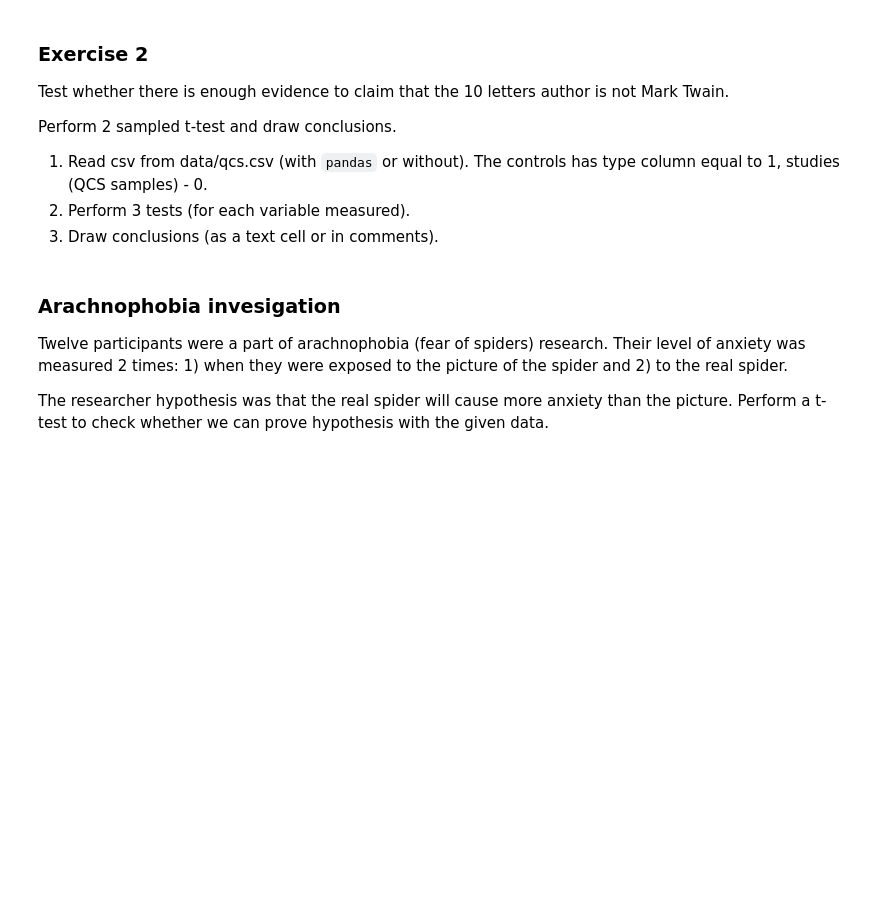
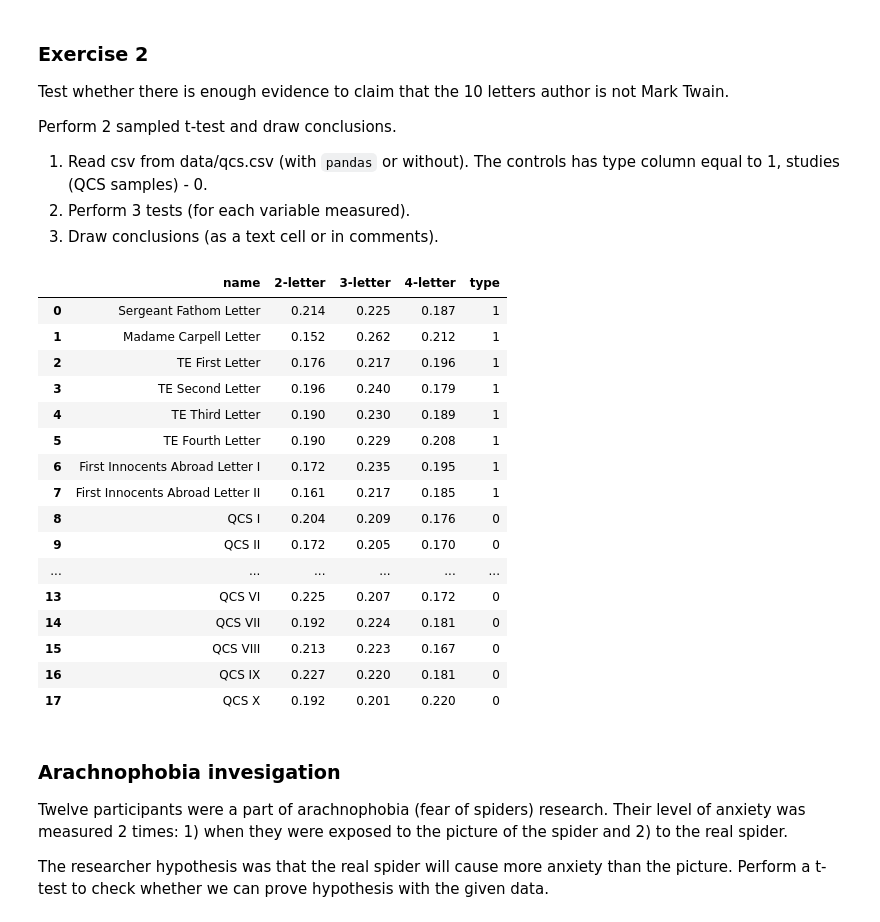
Before and after one commit to fafasonga/advstat-labs, a Jupyter notebook: Lab03/Lab03.ipynb, the cells around one changed output. Cells and saved outputs as stored; diff of their text form; code cells hidden in the pictures; blank space fills up the shorter version.

```diff
--- a/Lab03/Lab03.ipynb
+++ b/Lab03/Lab03.ipynb
@@ -128,3 +134,28 @@ Perform 2 sampled t-test and draw conclusions.
+# %%
+# read the data
+import pandas as pd
+from scipy.stats import ttest_ind
+
+data = pd.read_csv('./data/qcs.csv')
+data
+# %% [output]
+|  | name | 2-letter | 3-letter | 4-letter | type |
+| 0 | Sergeant Fathom Letter | 0.214 | 0.225 | 0.187 | 1 |
+| 1 | Madame Carpell Letter | 0.152 | 0.262 | 0.212 | 1 |
+| 2 | TE First Letter | 0.176 | 0.217 | 0.196 | 1 |
+| 3 | TE Second Letter | 0.196 | 0.240 | 0.179 | 1 |
+| 4 | TE Third Letter | 0.190 | 0.230 | 0.189 | 1 |
+| 5 | TE Fourth Letter | 0.190 | 0.229 | 0.208 | 1 |
+| 6 | First Innocents Abroad Letter I | 0.172 | 0.235 | 0.195 | 1 |
+| 7 | First Innocents Abroad Letter II | 0.161 | 0.217 | 0.185 | 1 |
+| 8 | QCS I | 0.204 | 0.209 | 0.176 | 0 |
+| 9 | QCS II | 0.172 | 0.205 | 0.170 | 0 |
+| ... | ... | ... | ... | ... | ... |
+| 13 | QCS VI | 0.225 | 0.207 | 0.172 | 0 |
+| 14 | QCS VII | 0.192 | 0.224 | 0.181 | 0 |
+| 15 | QCS VIII | 0.213 | 0.223 | 0.167 | 0 |
+| 16 | QCS IX | 0.227 | 0.220 | 0.181 | 0 |
+| 17 | QCS X | 0.192 | 0.201 | 0.220 | 0 |
 # %%
 # perform 3 tests
 # %%
```
Also changed, not shown: parts of 5 cells of this notebook.
